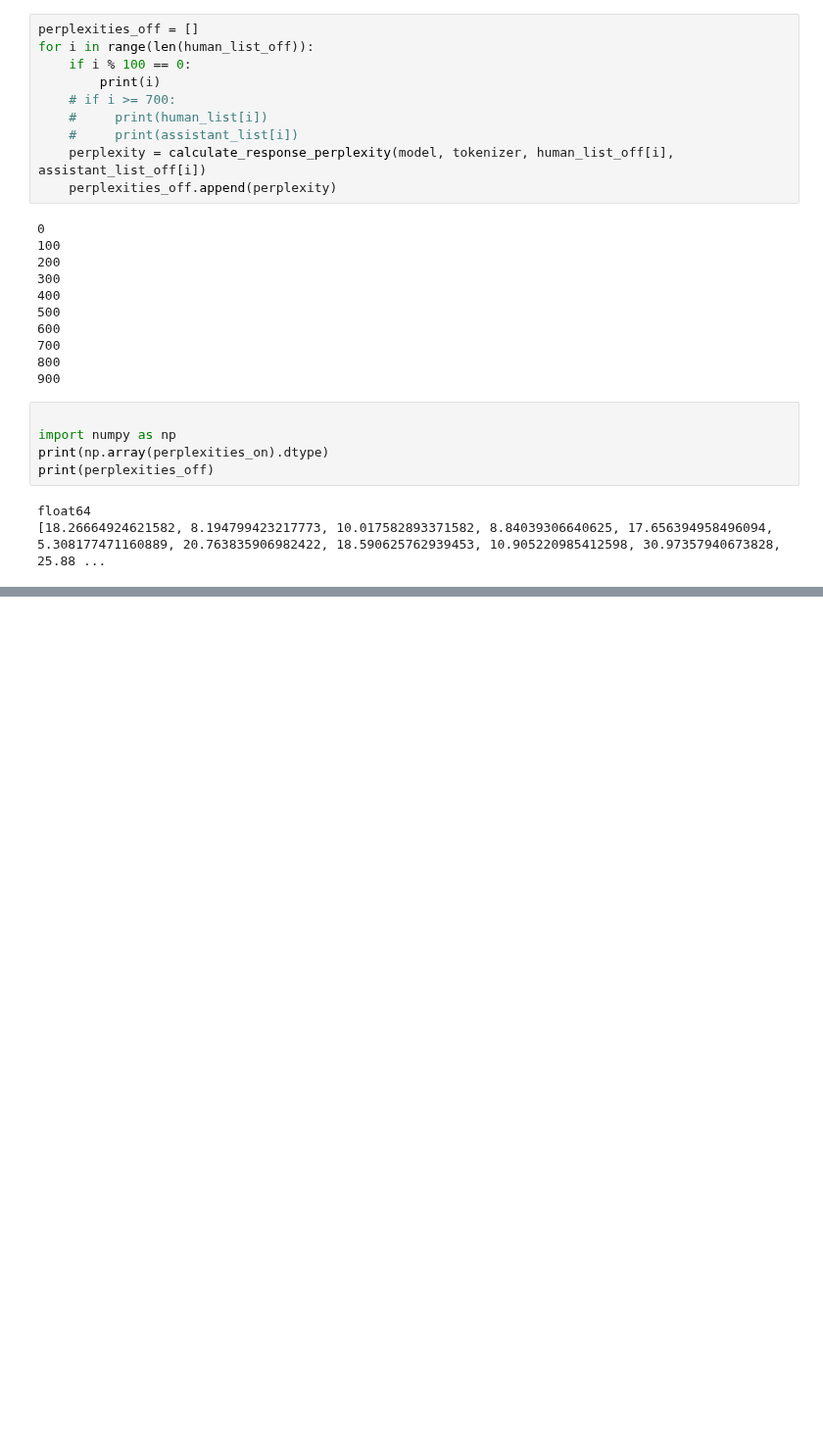
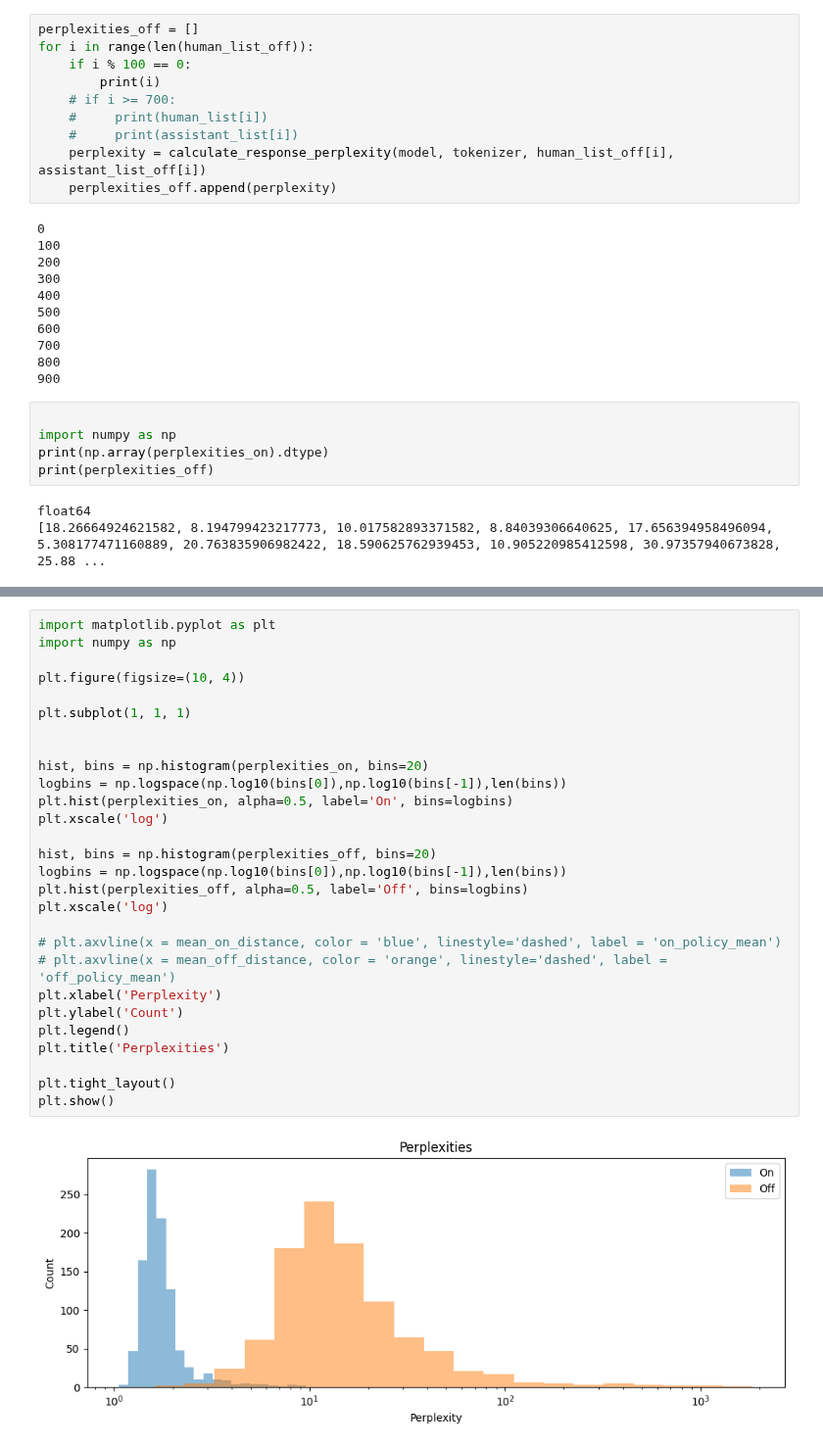
Before and after one commit to SamDower/LASR-probe-gen, a Jupyter notebook: notebooks/PerplexityAnalysis.ipynb, the cells around one changed output, grey strips where cells are left out. Shown at 98% size. Cells and saved outputs as stored; diff of their text form; blank space fills up the shorter version.

```diff
--- a/notebooks/PerplexityAnalysis.ipynb
+++ b/notebooks/PerplexityAnalysis.ipynb
@@ -242,0 +314,30 @@ plt.show()
+# %%
+import matplotlib.pyplot as plt
+import numpy as np
+
+plt.figure(figsize=(10, 4))
+
+plt.subplot(1, 1, 1)
+
+
+hist, bins = np.histogram(perplexities_on, bins=20)
+logbins = np.logspace(np.log10(bins[0]),np.log10(bins[-1]),len(bins))
+plt.hist(perplexities_on, alpha=0.5, label='On', bins=logbins)
+plt.xscale('log')
+
+hist, bins = np.histogram(perplexities_off, bins=20)
+logbins = np.logspace(np.log10(bins[0]),np.log10(bins[-1]),len(bins))
+plt.hist(perplexities_off, alpha=0.5, label='Off', bins=logbins)
+plt.xscale('log')
+
+# plt.axvline(x = mean_on_distance, color = 'blue', linestyle='dashed', label = 'on_policy_mean')
+# plt.axvline(x = mean_off_distance, color = 'orange', linestyle='dashed', label = 'off_policy_mean')
+plt.xlabel('Perplexity')
+plt.ylabel('Count')
+plt.legend()
+plt.title('Perplexities')
+
+plt.tight_layout()
+plt.show()
+# %% [output]
+[figure, added]
```
Also changed, not shown: parts of 8 cells of this notebook.
